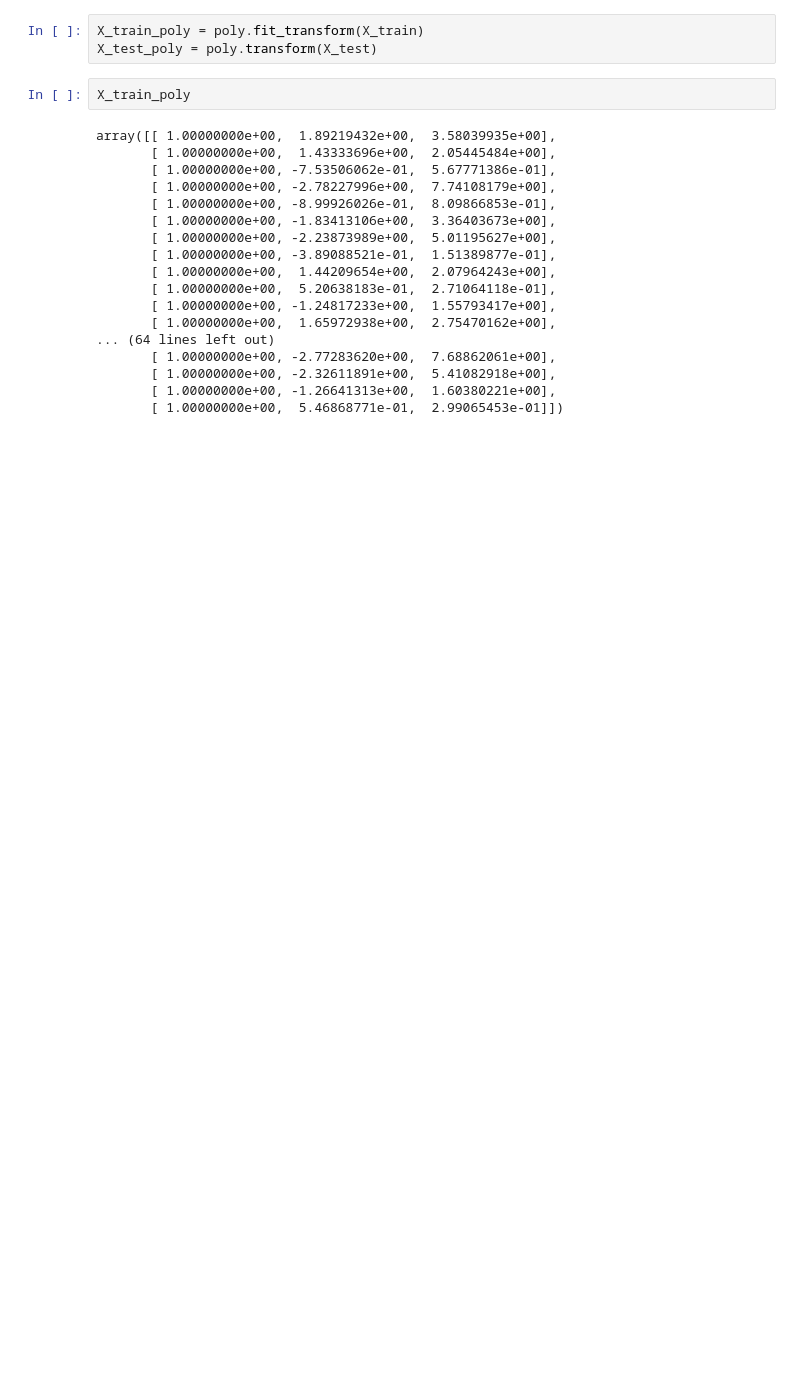
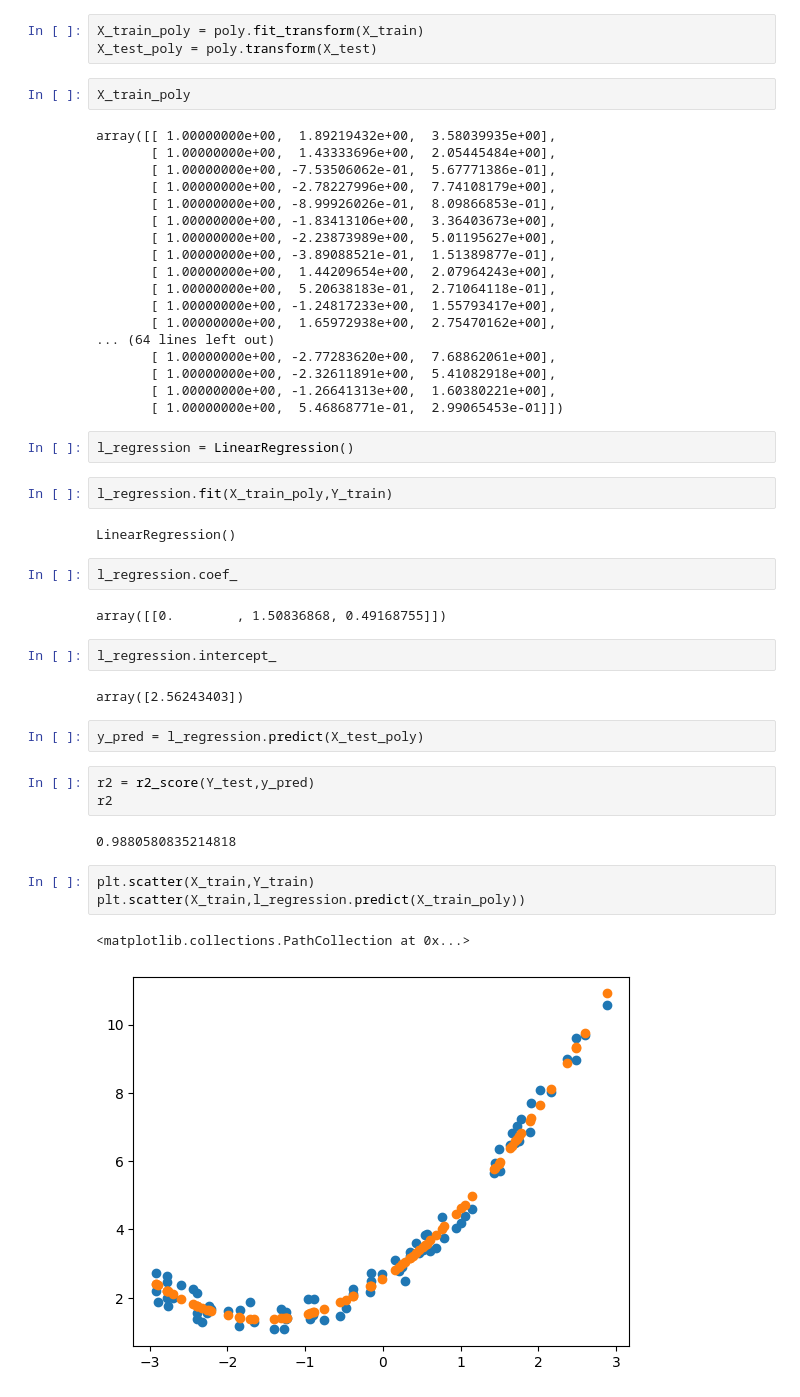
Before and after one commit to Namir50/Data-Science-Machine-learning-tutorial, a Jupyter notebook: Polynomial Regression/simple_polynomial_regression.ipynb, the cells around one changed output. Saved outputs shown, nothing was run; the diff lists cells and outputs as text; blank space fills up the shorter version.

```diff
--- a/Polynomial Regression/simple_polynomial_regression.ipynb
+++ b/Polynomial Regression/simple_polynomial_regression.ipynb
@@ -60,3 +64,30 @@ array([[ 1.00000000e+00,  1.89219432e+00,  3.58039935e+00],
        [ 1.00000000e+00, -2.32611891e+00,  5.41082918e+00],
        [ 1.00000000e+00, -1.26641313e+00,  1.60380221e+00],
        [ 1.00000000e+00,  5.46868771e-01,  2.99065453e-01]])
+# %%
+l_regression = LinearRegression()
+# %%
+l_regression.fit(X_train_poly,Y_train)
+# %% [output]
+LinearRegression()
+# %%
+l_regression.coef_
+# %% [output]
+array([[0.        , 1.50836868, 0.49168755]])
+# %%
+l_regression.intercept_
+# %% [output]
+array([2.56243403])
+# %%
+y_pred = l_regression.predict(X_test_poly)
+# %%
+r2 = r2_score(Y_test,y_pred)
+r2
+# %% [output]
+0.9880580835214818
+# %%
+plt.scatter(X_train,Y_train)
+plt.scatter(X_train,l_regression.predict(X_train_poly))
+# %% [output]
+<matplotlib.collections.PathCollection at 0x...>
+[figure, added]
```
Also changed, not shown: parts of 16 cells of this notebook.
